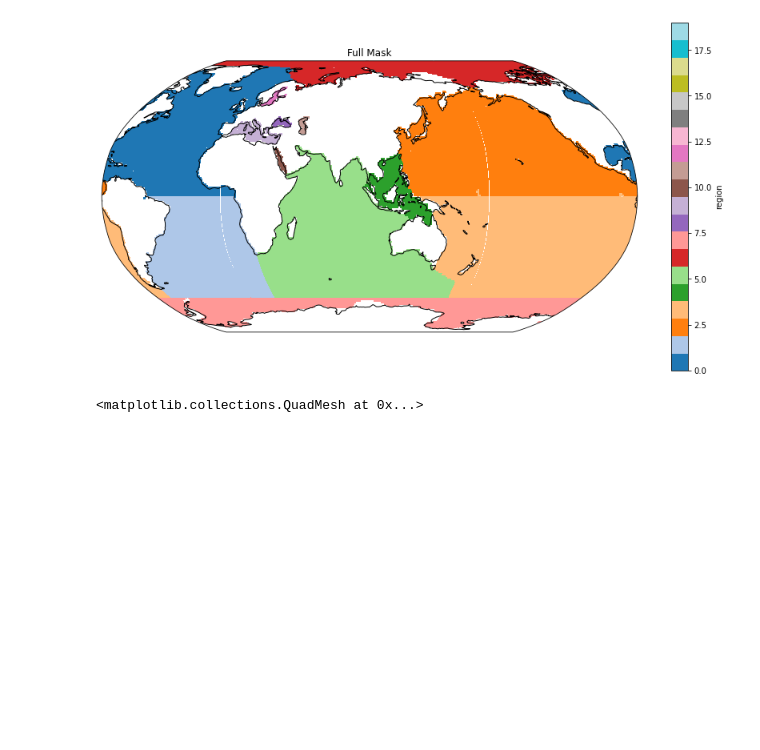
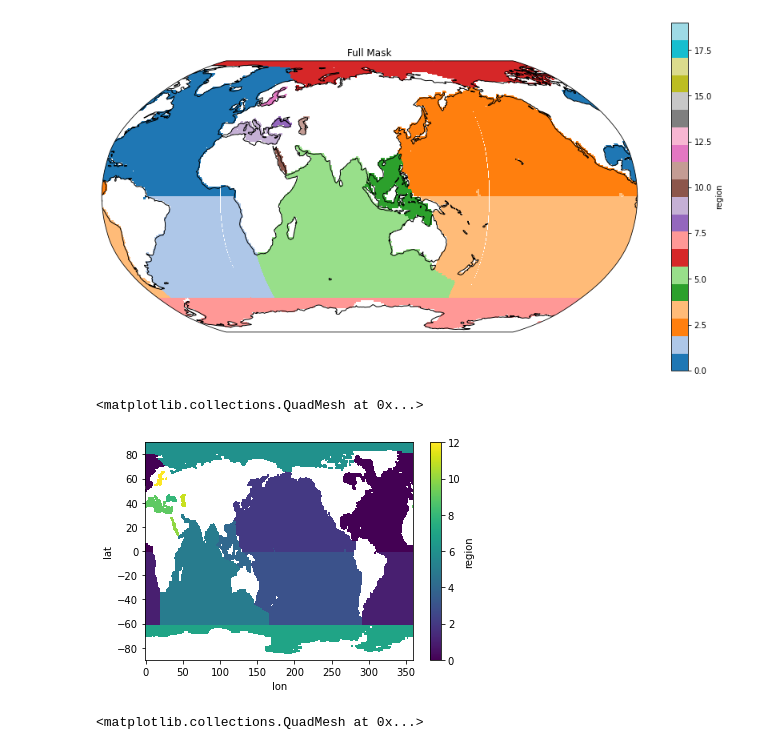
Before and after one commit to hmkhatri/AMOC_Variability_DePreSys_MET, a Jupyter notebook: Notebooks/06_ECMWF_Reanalysis_SST_Anomaly.ipynb, the cells around one changed output. Saved outputs shown, nothing was run; the diff lists cells and outputs as text; code cells hidden in the pictures; blank space fills up the shorter version.

Commit message:
check regionmasks were made correctly

```diff
--- a/Notebooks/06_ECMWF_Reanalysis_SST_Anomaly.ipynb
+++ b/Notebooks/06_ECMWF_Reanalysis_SST_Anomaly.ipynb
@@ -205,6 +223,12 @@ ax.coastlines()
 # %% [output]
 <cartopy.mpl.feature_artist.FeatureArtist at 0x...>
 [figure]
+# %%
+# just to make sure that lons are read correctly in cmip6_preprocessing library
+mask_NA.plot()
+# %% [output]
+<matplotlib.collections.QuadMesh at 0x...>
+[figure, added]
 # %%
 # Compute are-weighted anomalies
 
```
Also changed, not shown: parts of 5 cells of this notebook.
